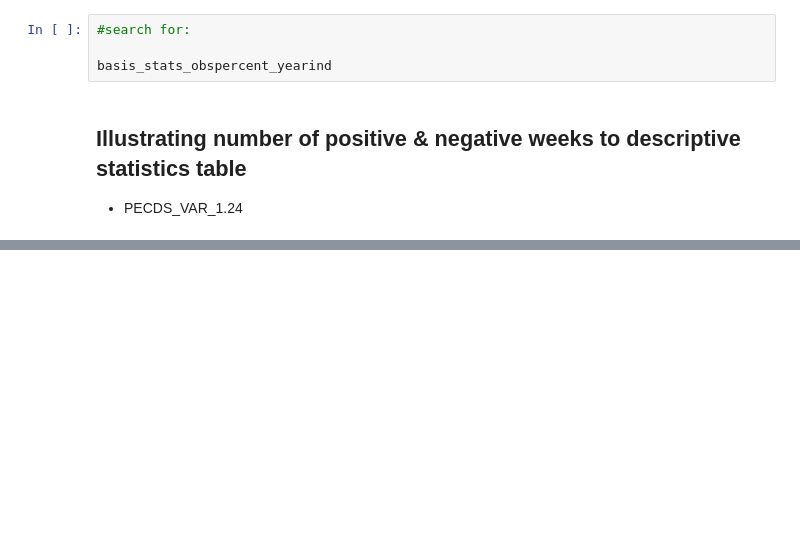
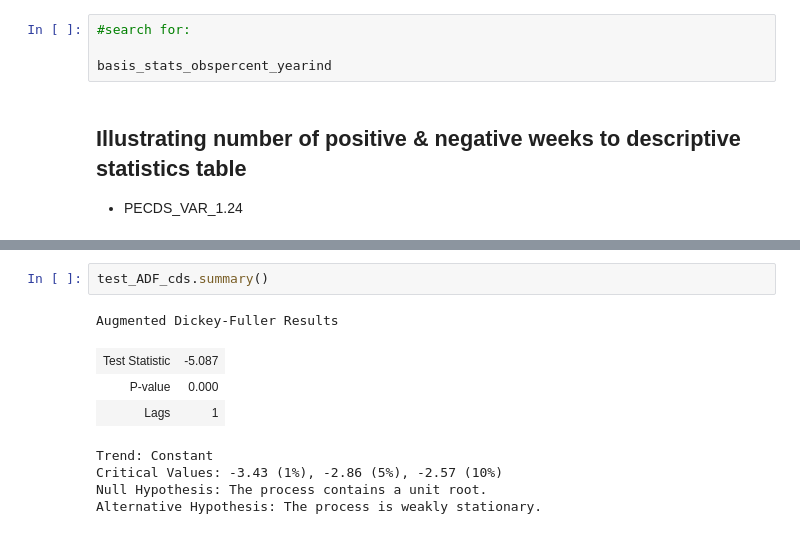
Before and after one commit to Jspano95/Jspano_MScQFin_Thesis, a Jupyter notebook: Jspano_MSc_QuantFin_Public_Github_V1.00.ipynb, the cells around one changed output, grey strips where cells are left out. Saved outputs shown, nothing was run; the diff lists cells and outputs as text; blank space fills up the shorter version.

```diff
--- a/Jspano_MSc_QuantFin_Public_Github_V1.00.ipynb
+++ b/Jspano_MSc_QuantFin_Public_Github_V1.00.ipynb
@@ -1049,0 +1187,11 @@ basis_stats_obspercent_yearind
+# %%
+test_ADF_cds.summary()
+# %% [output]
+Augmented Dickey-Fuller Results
+| Test Statistic | -5.087 |
+| P-value | 0.000 |
+| Lags | 1 |
+Trend: Constant
+Critical Values: -3.43 (1%), -2.86 (5%), -2.57 (10%)
+Null Hypothesis: The process contains a unit root.
+Alternative Hypothesis: The process is weakly stationary.
```
Also changed, not shown: parts of 47 cells of this notebook.
